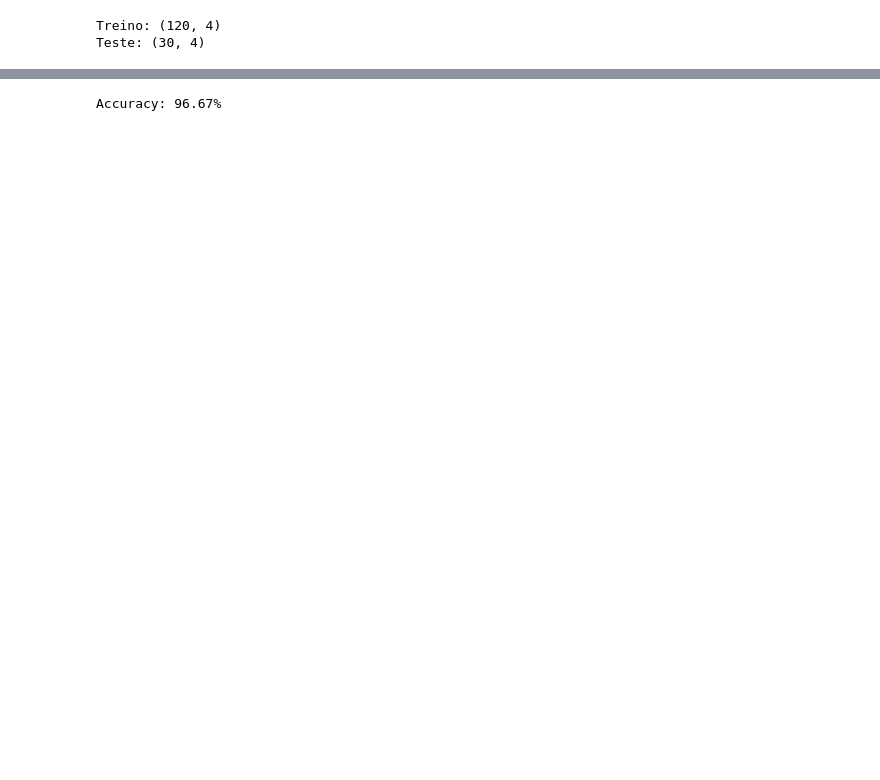
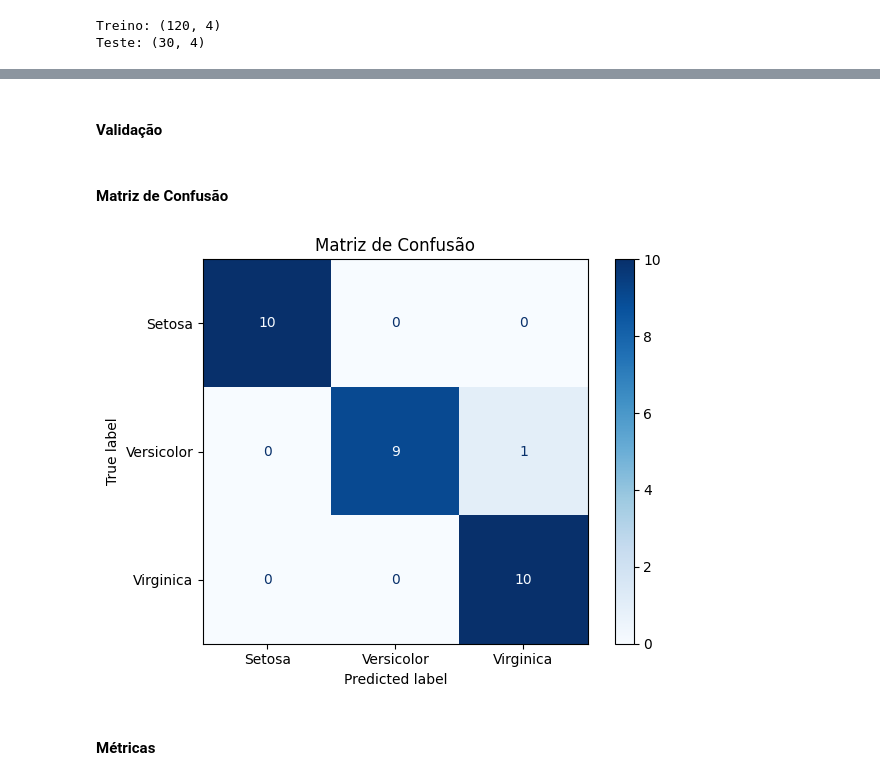
Before and after one commit to gabdourado/AI, a Jupyter notebook: Machine-Learning/Probabilistic-Models/Naive_Bayes_Classifier.ipynb, the cells around one changed output, grey strips where cells are left out. Saved outputs shown, nothing was run; the diff lists cells and outputs as text; code cells hidden in the pictures; blank space fills up the shorter version.

Commit message:
feat: added confusion matrix, classification metrics and change in application

```diff
--- a/Machine-Learning/Probabilistic-Models/Naive_Bayes_Classifier.ipynb
+++ b/Machine-Learning/Probabilistic-Models/Naive_Bayes_Classifier.ipynb
@@ -192,13 +198,18 @@ Teste: (30, 4)
 # %%
-classes = np.unique(y_train)
+import numpy as np
 
-means = dict()
-vars_ = dict()
-priors = dict()
+def train(X_train, y_train):
+    classes = np.unique(y_train)
 
-for c in classes:
-    X_c = X_train[y_train == c]
+    means = dict()
+    vars_ = dict()
+    priors = dict()
 
-    means[c] = X_c.mean(axis=0)
-    vars_[c] = X_c.var(axis=0)
-    priors[c] = len(X_c) / len(X_train)
+    for c in classes:
+        X_c = X_train[y_train == c]
+
+        means[c] = X_c.mean(axis=0)
+        vars_[c] = X_c.var(axis=0)
+        priors[c] = len(X_c) / len(X_train)
+
+    return classes, means, vars_, priors
@@ -210,5 +227,9 @@ def gaussian(x, mean, var):
+# %%
+classes, means, vars_, priors = train(X_train, y_train)
+# %% [markdown]
+#### **Validação**
 # %%
-def predict(X):
+def predict(X, classes, means, vars_, priors):
     predictions = []
 
     for x in X:
@@ -228,11 +249,22 @@ def predict(X):
         predictions.append(np.argmax(posteriors))
 
     return np.array(predictions)
-# %%
-y_pred = predict(X_test)
-
-accuracy = np.mean(y_pred == y_test)
-
-print(f"Accuracy: {100 * accuracy.round(4)}%")
-# %% [output]
-Accuracy: 96.67%
+# %%
+y_pred = predict(X_test, classes, means, vars_, priors)
+# %% [markdown]
+#### **Matriz de Confusão**
+# %%
+import matplotlib.pyplot as plt
+from sklearn.metrics import confusion_matrix, ConfusionMatrixDisplay
+
+cm = confusion_matrix(y_test, y_pred)
+disp = ConfusionMatrixDisplay(confusion_matrix=cm, display_labels=["Setosa", "Versicolor", "Virginica"])
+
+disp.plot(cmap="Blues")
+plt.title("Matriz de Confusão")
+plt.tight_layout()
+plt.show()
+# %% [output]
+[figure, added]
+# %% [markdown]
+#### **Métricas**
```
Also changed, not shown: parts of 13 cells of this notebook.
